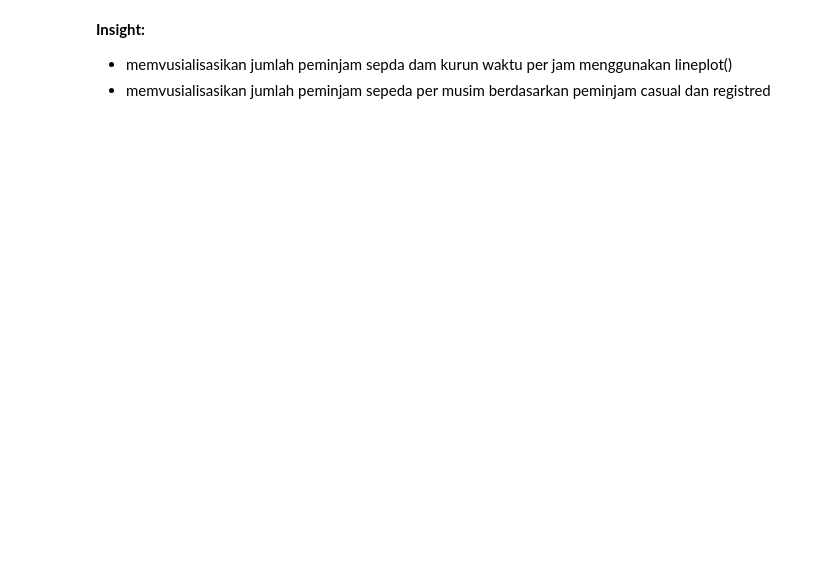
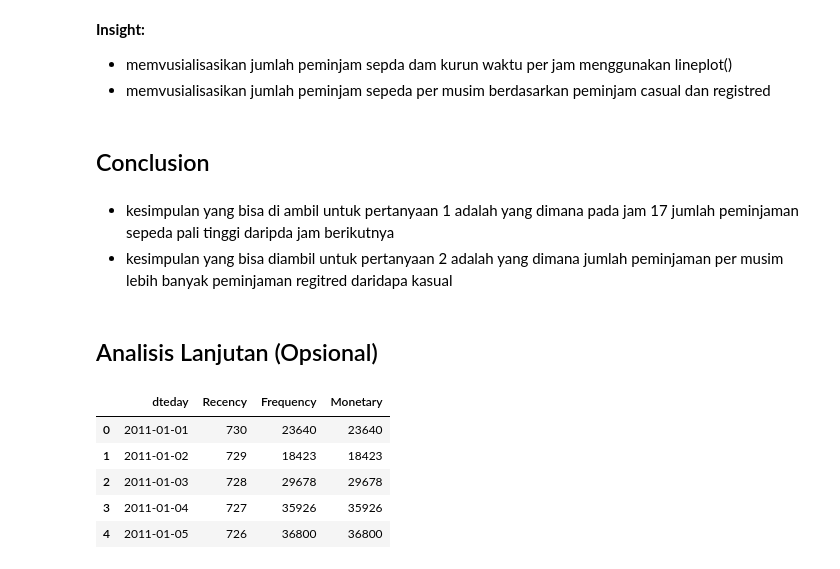
Before and after one commit to adamasyari/analisis-pinjaman-sepeda, a Jupyter notebook: Proyek_Analisis_Data (1).ipynb, the cells around one changed output. Drawn from its saved outputs; the diff is of its cells as text; code cells hidden in the pictures; blank space fills up the shorter version.

```diff
--- a/Proyek_Analisis_Data (1).ipynb
+++ b/Proyek_Analisis_Data (1).ipynb
@@ -366,3 +369,31 @@ Passing `palette` without assigning `hue` is deprecated and will be removed in v
 **Insight:**
 - memvusialisasikan jumlah peminjam sepda dam kurun waktu per jam menggunakan lineplot()
 - memvusialisasikan jumlah peminjam sepeda per musim berdasarkan peminjam casual dan registred
+# %% [markdown]
+## Conclusion
+# %% [markdown]
+- kesimpulan yang bisa di ambil untuk pertanyaan 1 adalah yang dimana pada jam 17 jumlah peminjaman sepeda pali tinggi daripda jam berikutnya
+- kesimpulan yang bisa diambil untuk pertanyaan 2 adalah yang dimana jumlah peminjaman per musim lebih banyak peminjaman regitred daridapa kasual
+# %% [markdown]
+## Analisis Lanjutan (Opsional)
+# %%
+rfm_data = merged_df.groupby('dteday').agg({
+    'cnt_day': 'sum'
+}).reset_index()
+
+latest_date = rfm_data['dteday'].max()
+
+
+rfm_data['Recency'] = (latest_date - rfm_data['dteday']).dt.days
+rfm_data['Frequency'] = rfm_data['cnt_day']
+rfm_data['Monetary'] = rfm_data['cnt_day']
+
+rfm_data_cleaned = rfm_data[['dteday', 'Recency', 'Frequency', 'Monetary']]
+rfm_data_cleaned.head()
+# %% [output]
+|  | dteday | Recency | Frequency | Monetary |
+| 0 | 2011-01-01 | 730 | 23640 | 23640 |
+| 1 | 2011-01-02 | 729 | 18423 | 18423 |
+| 2 | 2011-01-03 | 728 | 29678 | 29678 |
+| 3 | 2011-01-04 | 727 | 35926 | 35926 |
+| 4 | 2011-01-05 | 726 | 36800 | 36800 |
```
Also changed, not shown: parts of 3 cells of this notebook, 1 other file.
